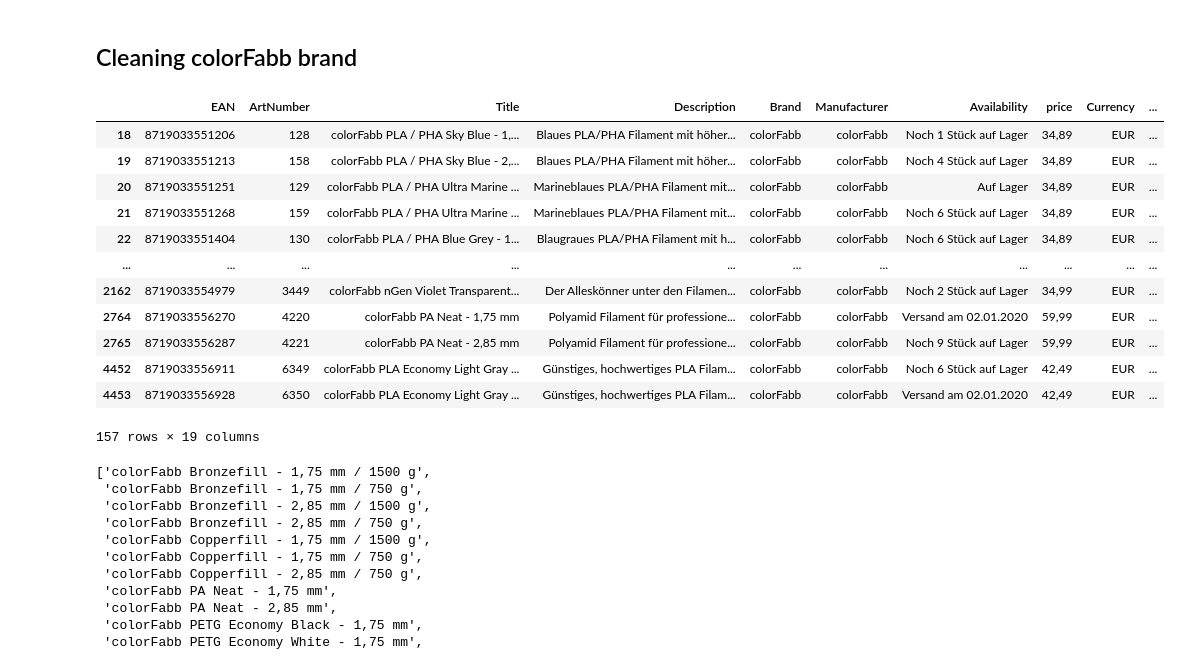
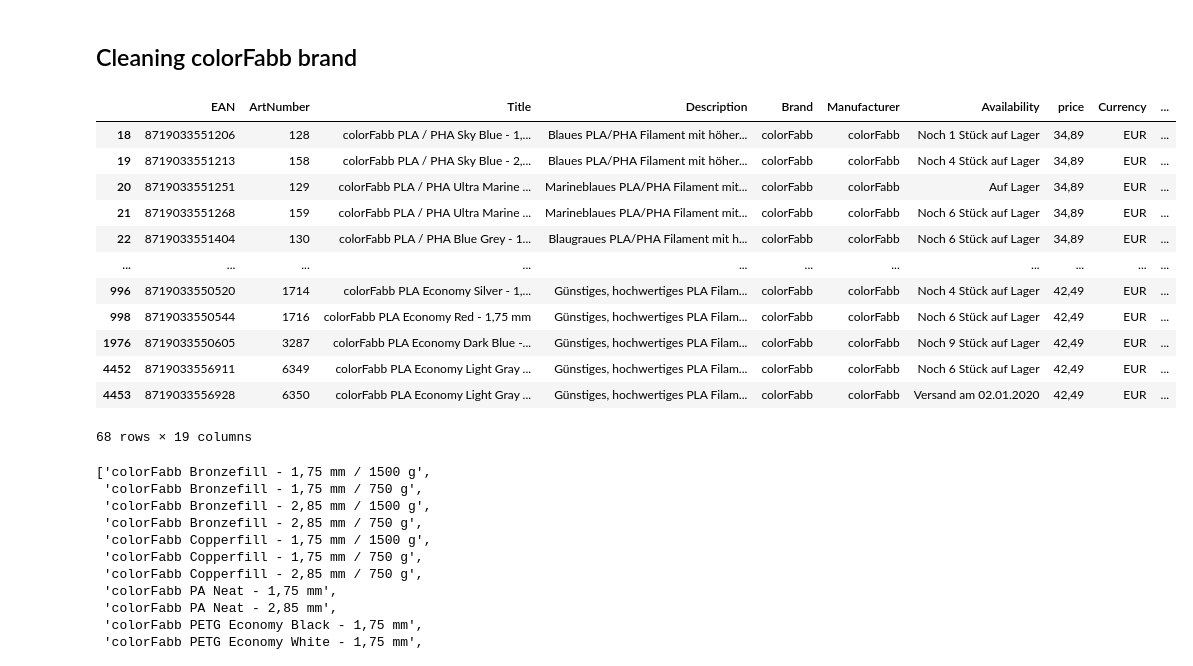
Before and after one commit to subrockmann/product-cleaner, a Jupyter notebook: 3djake Produktdaten.ipynb, the cells around one changed output. Drawn from its saved outputs; the diff is of its cells as text; code cells hidden in the pictures.

```diff
--- a/3djake Produktdaten.ipynb
+++ b/3djake Produktdaten.ipynb
@@ -217,6 +221,6 @@ def drop_col_by_rowValue(df, col, val):
         indexNames = df[df[col] == val].index
         # Delete these row indexes from dataFrame
         df.drop(indexNames , inplace=True)
-        #return df
+        return df
 # %%
 drop_col_by_rowValue(filament_df, 'EAN', '6938936705246')
@@ -228,11 +246,12 @@ drop_EANs = [
     '5902280822882', # Zortrax M200 Plus
     '5902280823704', # Zortrax M300 Plus
     '5902280823575', # Zortrax Filamentsensor + Kabel
+    '8435439882019',
     'nan'
 ]
 # %%
 for ean in drop_EANs:
-    drop_col_by_rowValue(filament_df, 'EAN', ean)
+    filament_df = drop_col_by_rowValue(filament_df, 'EAN', ean)
 # %%
 filament_df.Diameter.value_counts()
 # %% [output]
@@ -324,7 +376,7 @@ def extrudr_productline(df):
         material = "ABS"
     elif df['Title'].startswith("Extrudr BioFusion"):
         product_line = "Extrudr BioFusion"
-        material = "?"
+        material = "Bio"
     elif df['Title'].startswith("Extrudr Dark Wood"):
         product_line = "Extrudr Wood"
         material = "Wood"
@@ -336,10 +388,10 @@ def extrudr_productline(df):
         material = "Flax"
     elif df['Title'].startswith("Extrudr Green-TEC PRO"):
         product_line = "Extrudr Green-TEC PRO"
-        material = "?"
+        material = "Bio"
     elif df['Title'].startswith("Extrudr Green-TEC"):
         product_line = "Extrudr Green-TEC"
-        material = "?"
+        material = "Bio"
     elif df['Title'].startswith("Extrudr MF PETG"):
         product_line = "Extrudr MF PETG"
         material = "PETG"
@@ -417,22 +462,23 @@ extrudr_df.head()
 # %% [markdown]
 ## Cleaning colorFabb brand ##
 # %%
-colorfabb_df = filament_df[filament_df.Brand =='colorFabb']
-colorfabb_df
+#colorfabb_df = filament_df[filament_df.Brand =='colorFabb']
+#colorfabb_df
+filament_df[(filament_df.Brand =='colorFabb') & (filament_df.Material =='PLA')]
 # %% [output]
 |  | EAN | ArtNumber | Title | Description | Brand | Manufacturer | Availability | price | Currency | ... |
 | 18 | 8719033551206 | 128 | colorFabb PLA / PHA Sky Blue - 1,... | Blaues PLA/PHA Filament mit höher... | colorFabb | colorFabb | Noch 1 Stück auf Lager | 34,89 | EUR | ... |
 | 19 | 8719033551213 | 158 | colorFabb PLA / PHA Sky Blue - 2,... | Blaues PLA/PHA Filament mit höher... | colorFabb | colorFabb | Noch 4 Stück auf Lager | 34,89 | EUR | ... |
 | 20 | 8719033551251 | 129 | colorFabb PLA / PHA Ultra Marine ... | Marineblaues PLA/PHA Filament mit... | colorFabb | colorFabb | Auf Lager | 34,89 | EUR | ... |
 | 21 | 8719033551268 | 159 | colorFabb PLA / PHA Ultra Marine ... | Marineblaues PLA/PHA Filament mit... | colorFabb | colorFabb | Noch 6 Stück auf Lager | 34,89 | EUR | ... |
 | 22 | 8719033551404 | 130 | colorFabb PLA / PHA Blue Grey - 1... | Blaugraues PLA/PHA Filament mit h... | colorFabb | colorFabb | Noch 6 Stück auf Lager | 34,89 | EUR | ... |
 | ... | ... | ... | ... | ... | ... | ... | ... | ... | ... | ... |
-| 2162 | 8719033554979 | 3449 | colorFabb nGen Violet Transparent... | Der Alleskönner unter den Filamen... | colorFabb | colorFabb | Noch 2 Stück auf Lager | 34,99 | EUR | ... |
-| 2764 | 8719033556270 | 4220 | colorFabb PA Neat - 1,75 mm | Polyamid Filament für professione... | colorFabb | colorFabb | Versand am 02.01.2020 | 59,99 | EUR | ... |
-| 2765 | 8719033556287 | 4221 | colorFabb PA Neat - 2,85 mm | Polyamid Filament für professione... | colorFabb | colorFabb | Noch 9 Stück auf Lager | 59,99 | EUR | ... |
+| 996 | 8719033550520 | 1714 | colorFabb PLA Economy Silver - 1,... | Günstiges, hochwertiges PLA Filam... | colorFabb | colorFabb | Noch 4 Stück auf Lager | 42,49 | EUR | ... |
+| 998 | 8719033550544 | 1716 | colorFabb PLA Economy Red - 1,75 mm | Günstiges, hochwertiges PLA Filam... | colorFabb | colorFabb | Noch 6 Stück auf Lager | 42,49 | EUR | ... |
+| 1976 | 8719033550605 | 3287 | colorFabb PLA Economy Dark Blue -... | Günstiges, hochwertiges PLA Filam... | colorFabb | colorFabb | Noch 9 Stück auf Lager | 42,49 | EUR | ... |
 | 4452 | 8719033556911 | 6349 | colorFabb PLA Economy Light Gray ... | Günstiges, hochwertiges PLA Filam... | colorFabb | colorFabb | Noch 6 Stück auf Lager | 42,49 | EUR | ... |
 | 4453 | 8719033556928 | 6350 | colorFabb PLA Economy Light Gray ... | Günstiges, hochwertiges PLA Filam... | colorFabb | colorFabb | Versand am 02.01.2020 | 42,49 | EUR | ... |
-157 rows × 19 columns
+68 rows × 19 columns
 # %%
 fils =colorfabb_df.Title.to_list()
 fils.sort()
```
Also changed, not shown: parts of 61 cells of this notebook.
